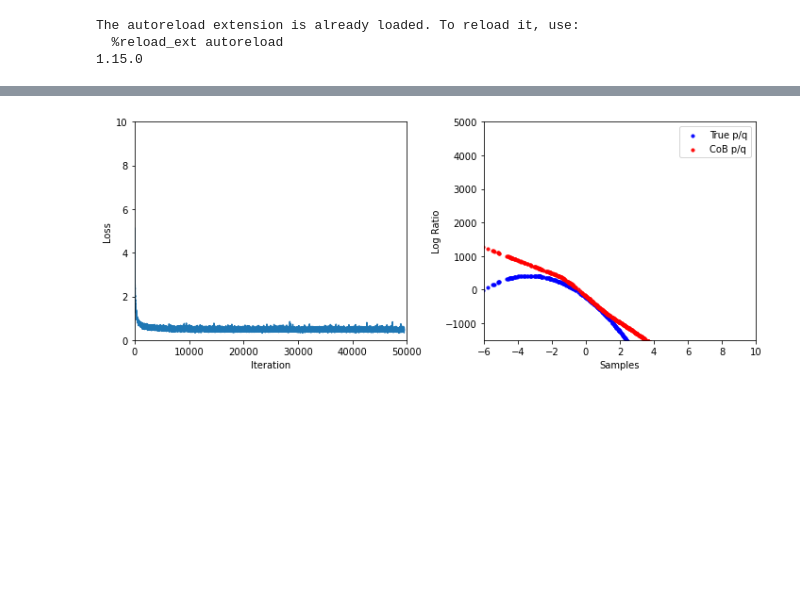
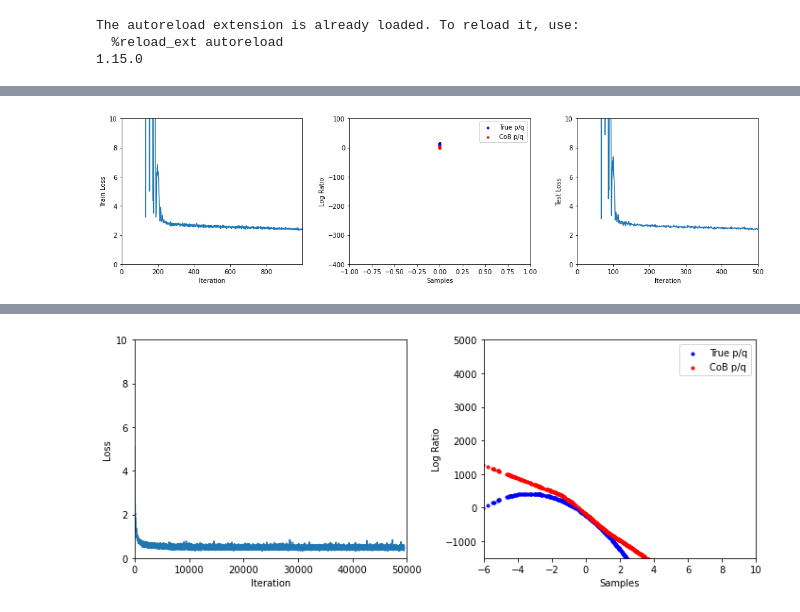
Before and after one commit to akashgit/cob, a Jupyter notebook: notebooks/CoB_interactive-1D.ipynb, the cells around one changed output, grey strips where cells are left out. Cells and saved outputs as stored; diff of their text form; code cells hidden in the pictures; blank space fills up the shorter version.

```diff
--- a/notebooks/CoB_interactive-1D.ipynb
+++ b/notebooks/CoB_interactive-1D.ipynb
@@ -63,0 +83,85 @@ Loss
+# %%
+p_samples = tf.placeholder(tf.float32, shape=[None])
+q_samples = tf.placeholder(tf.float32, shape=[None])
+m_samples = tf.placeholder(tf.float32, shape=[None])
+
+dloss = get_loss(p_samples, q_samples, m_samples, None, deep=deep)
+optim = get_optim(dloss,lr=1e-2) #,lr=5e-3,b1=.99
+
+log_ratio_p_q, _, kld = get_gt_ratio_kl(p,q,m_samples)
+_, kl_from_pq, _ = get_gt_ratio_kl(p,q,p_samples)
+kl_from_cob = get_kl_from_cob(p_samples)
+
+log_ratio_p_m = get_logits(m_samples,deep=deep, training=False)
+
+init = tf.global_variables_initializer()
+sess = tf.Session()
+sess.run(init)
+
+loss_store=[]
+test_loss_store=[]
+fig, [ax1,ax2,ax3] = plt.subplots(1, 3,figsize=(15,4))
+
+line, = ax1.plot([0,1],[0,1])
+x, y = np.random.random((2, 500))
+scat1 = ax2.scatter(x,y,label='True p/q',alpha=0.9,s=10.,c='b')
+scat2 = ax2.scatter(x,y,label='CoB p/q',alpha=0.9,s=10.,c='r')
+test_line, = ax3.plot([0,1],[0,1])
+
+ax1.set_xlabel("Iteration")
+ax1.set_ylabel("Train Loss")
+ax1.set_xlim([0,N])
+ax1.set_ylim([0,10])
+
+ax2.set_xlabel("Samples")
+ax2.set_ylabel("Log Ratio")
+ax2.legend(loc='best')
+ax2.set_xlim([-6,10])
+ax2.set_ylim([-1500,5000])
+
+ax3.set_xlabel("Iteration")
+ax3.set_ylabel("Test Loss")
+ax3.set_xlim([0,N])
+ax3.set_ylim([0,10])
+
+plt.tight_layout()
+
+pbar = range(0,N)
+for j in pbar:
+    for i in range(num_samples//bs):
+
+        ps = p_list[np.random.choice(range(len(p_list)),bs)]
+        qs = q_list[np.random.choice(range(len(q_list)),bs)]
+        ms = m_list[np.random.choice(range(len(m_list)),bs)]
+        feed_dict = {p_samples:ps, q_samples:qs, m_samples:ms}
+        l,_ = sess.run([dloss, optim],feed_dict=feed_dict)
+        loss_store.append(l)
+        if i%50==0:
+            line.set_data(range(len(loss_store)), loss_store)
+            ax1.set_xlim( 0, len(loss_store) )
+
+            ps = p_list_test[np.random.choice(range(len(p_list_test)),bs)]
+            qs = q_list[np.random.choice(range(len(q_list)),bs)]
+            ms = m_list_test[np.random.choice(range(len(m_list_test)),bs)]
+            feed_dict = {p_samples:ps, q_samples:qs, m_samples:ms}
+
+            testl, xs, lpq, lpqm, kld_true, kld_cob = sess.run([dloss,m_samples, log_ratio_p_q, log_ratio_p_m, kl_from_pq, kl_from_cob],feed_dict=feed_dict)
+
+            scat2.set_offsets(np.asarray([xs,lpqm[:,0]-lpqm[:,1]]).T)
+            scat1.set_offsets(np.asarray([xs, lpq]).T)
+            ax2.set_xlim( -1., 1. )
+            ax2.set_ylim( -400, 100 )
+
+            test_loss_store.append(testl)
+            test_line.set_data(range(len(test_loss_store)), test_loss_store)
+            ax3.set_xlim( 0, len(test_loss_store) )
+            print('epoch: ',j)
+            print('KLD: ', kld_true)
+            print('CoB: ', kld_cob)
+            clear_output(wait=True)
+            display(fig)
+
+print('KLD: ', kld_true)
+print('CoB: ', kld_cob)
+# %% [output]
+[figure, added]
```
Also changed, not shown: parts of 5 cells of this notebook, 20 other files.
